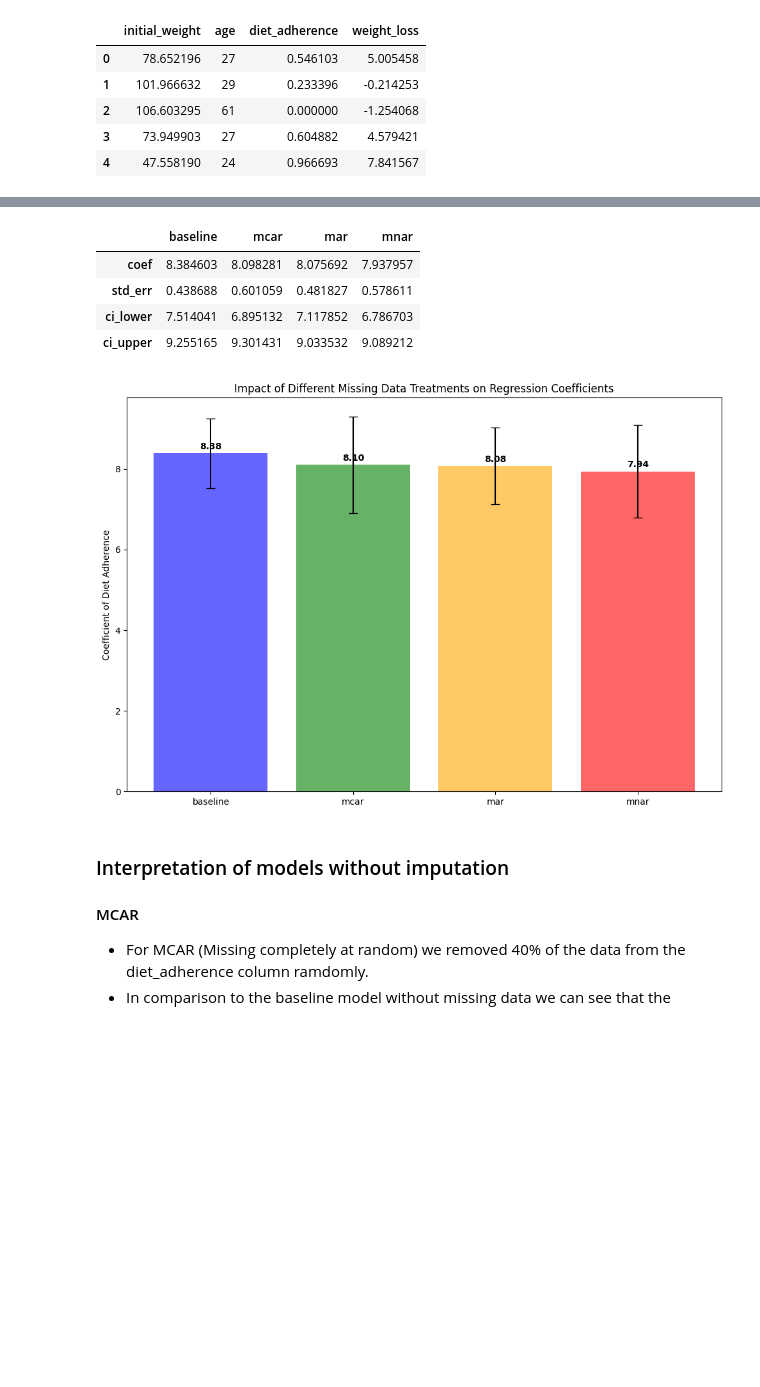
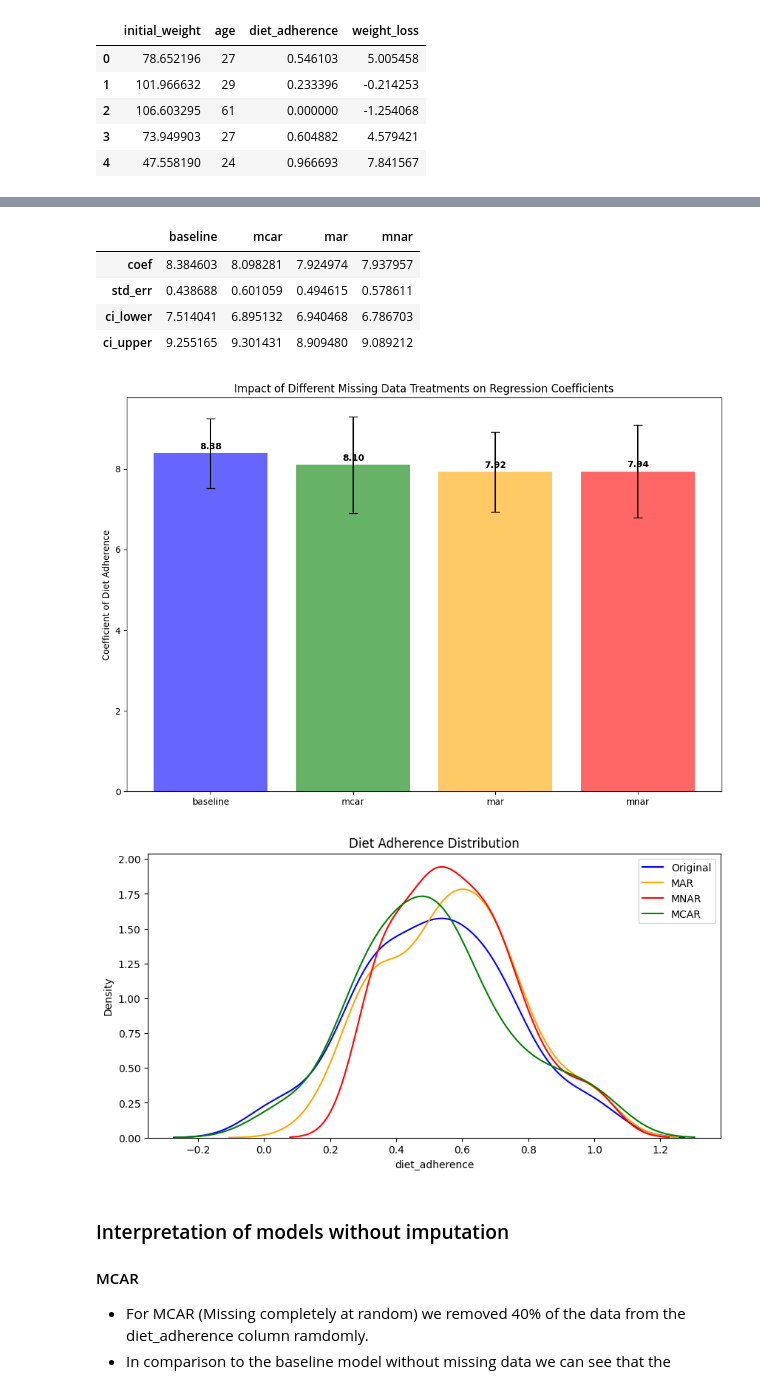
Before and after one commit to MaxiStahl1992/advanced-workbook-code, a Jupyter notebook: task5_full.ipynb, the cells around one changed output, grey strips where cells are left out. Drawn from its saved outputs; the diff is of its cells as text; code cells hidden in the pictures; blank space fills up the shorter version.

```diff
--- a/task5_full.ipynb
+++ b/task5_full.ipynb
@@ -81,7 +84,7 @@ indicies_to_nan = np.random.choice(data_mcar.index, size=int(data_size * 0.4), r
 data_mcar.loc[indicies_to_nan, 'diet_adherence'] = np.nan
 
 # Missing at Random (MAR): Missingness depending on initial weight (assuming heavier initial weights may lead to underreporting)
-heavy_indicies = data_mar[data_mar['initial_weight'] > 85].index
+heavy_indicies = data_mar[data_mar['initial_weight'] > 80].index
 missing_indicies = np.random.choice(heavy_indicies, int(len(heavy_indicies) * 0.8), replace=False)
 data_mar.loc[missing_indicies, 'diet_adherence'] = np.nan
 
@@ -113,7 +116,7 @@ dtype: int64
 def linear_regression(data):
     """ Helper function to run a linear regression and print results."""
     data = data.dropna() # dropping NA values to run clean regression
-    X = sm.add_constant(data['diet_adherence']) # Adding a constant for the intercept
+    X = sm.add_constant(data[['diet_adherence']]) # Adding a constant for the intercept
     y = data['weight_loss']
 
     model = sm.OLS(y, X).fit()
@@ -152,10 +155,10 @@ results = pd.DataFrame({
 results.head()
 # %% [output]
 |  | baseline | mcar | mar | mnar |
-| coef | 8.384603 | 8.098281 | 8.075692 | 7.937957 |
-| std_err | 0.438688 | 0.601059 | 0.481827 | 0.578611 |
-| ci_lower | 7.514041 | 6.895132 | 7.117852 | 6.786703 |
-| ci_upper | 9.255165 | 9.301431 | 9.033532 | 9.089212 |
+| coef | 8.384603 | 8.098281 | 7.924974 | 7.937957 |
+| std_err | 0.438688 | 0.601059 | 0.494615 | 0.578611 |
+| ci_lower | 7.514041 | 6.895132 | 6.940468 | 6.786703 |
+| ci_upper | 9.255165 | 9.301431 | 8.909480 | 9.089212 |
 # %%
 def visualize_regression_results(results, title):
     """ Helper function to visualize regression results."""
@@ -182,11 +185,24 @@ def visualize_regression_results(results, title):
         ax.text(i, coef + 0.1, f'{coef:.2f}', ha='center', color='black', fontweight='bold')
 
     plt.show()
+# %%
+def visualize_distributions(original, imputed_mar, imputed_mnar, imputed_mcar, title):
+    plt.figure(figsize=(10, 5))
+    sns.kdeplot(original['diet_adherence'].dropna(), label='Original', color='blue')
+    sns.kdeplot(imputed_mar['diet_adherence'].dropna(), label='MAR', color='orange')
+    sns.kdeplot(imputed_mnar['diet_adherence'].dropna(), label='MNAR', color='red')
+    sns.kdeplot(imputed_mcar['diet_adherence'].dropna(), label='MCAR', color='green')
+    plt.title(title)
+    plt.legend()
+    plt.show()
 # %%
 # Plotting the data
 visualize_regression_results(results, 'Impact of Different Missing Data Treatments on Regression Coefficients')
+
+visualize_distributions(data_full, data_mar, data_mnar, data_mcar,'Diet Adherence Distribution')
 # %% [output]
-[figure, old version]
+[figure, new version]
+[figure, added]
 # %% [markdown]
 ### Interpretation of models without imputation
 #### MCAR
```
Also changed, not shown: parts of 23 cells of this notebook.
